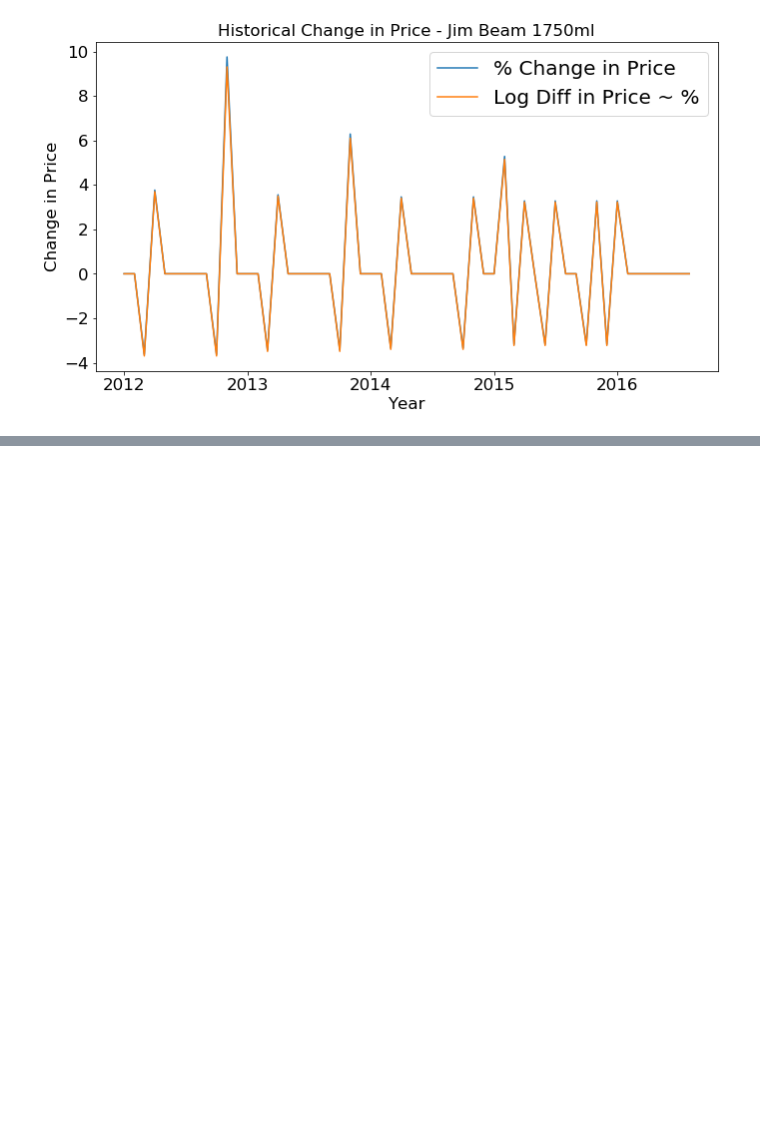
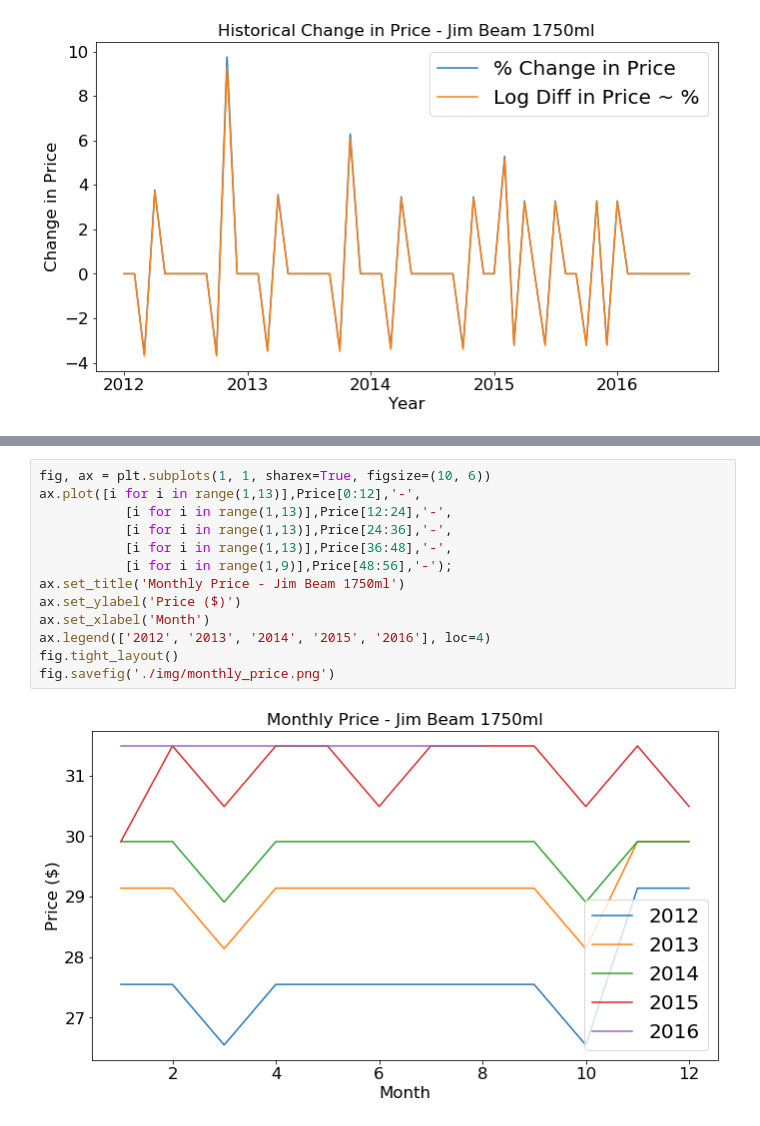
Before and after one commit to bulentarslan/drink-worthy-data, a Jupyter notebook: drink-worthy-data.ipynb, the cells around one changed output, grey strips where cells are left out. Drawn from its saved outputs; the diff is of its cells as text; blank space fills up the shorter version.

```diff
--- a/drink-worthy-data.ipynb
+++ b/drink-worthy-data.ipynb
@@ -177,0 +194,15 @@ fig.savefig('./img/historical_change_in_price.png')
+# %%
+fig, ax = plt.subplots(1, 1, sharex=True, figsize=(10, 6))
+ax.plot([i for i in range(1,13)],Price[0:12],'-',
+           [i for i in range(1,13)],Price[12:24],'-',
+           [i for i in range(1,13)],Price[24:36],'-',
+           [i for i in range(1,13)],Price[36:48],'-',
+           [i for i in range(1,9)],Price[48:56],'-');
+ax.set_title('Monthly Price - Jim Beam 1750ml')
+ax.set_ylabel('Price ($)')
+ax.set_xlabel('Month')
+ax.legend(['2012', '2013', '2014', '2015', '2016'], loc=4)
+fig.tight_layout()
+fig.savefig('./img/monthly_price.png')
+# %% [output]
+[figure, added]
```
Also changed, not shown: parts of 2 cells of this notebook, 4 other files.
